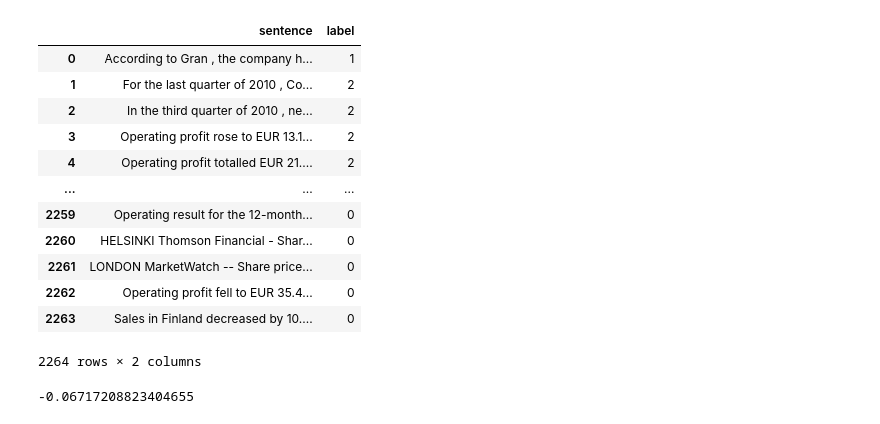
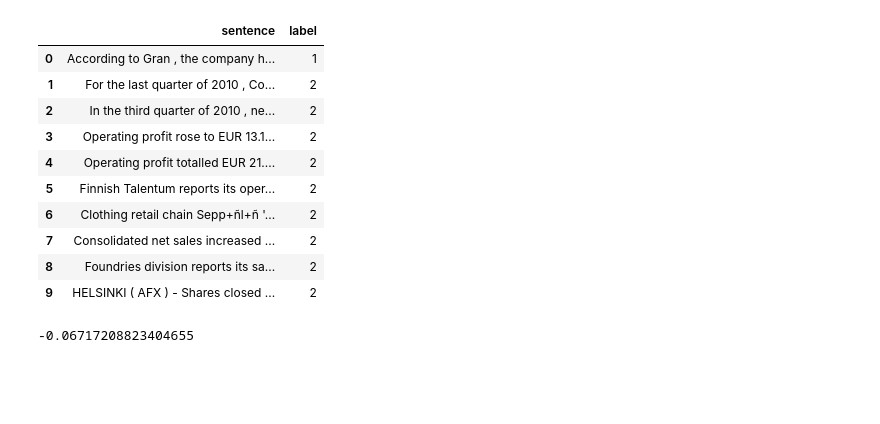
Before and after one commit to iiWhiteii/Anote-Text-Classification, a Jupyter notebook: Finance Dataset/GPT3.5_Turbo/GPT3.5_Turbo .ipynb, the cells around one changed output. Drawn from its saved outputs; the diff is of its cells as text; code cells hidden in the pictures; blank space fills up the shorter version.

```diff
--- a/Finance Dataset/GPT3.5_Turbo/GPT3.5_Turbo .ipynb
+++ b/Finance Dataset/GPT3.5_Turbo/GPT3.5_Turbo .ipynb
@@ -16,18 +15,16 @@ Using the latest cached version of the module from C:\Users\liang\.cache\hugging
 # %%
 df = pd.DataFrame(dataset['train'])
 # %%
-df
+df.head(10)
 # %% [output]
 |  | sentence | label |
 | 0 | According to Gran , the company h... | 1 |
 | 1 | For the last quarter of 2010 , Co... | 2 |
 | 2 | In the third quarter of 2010 , ne... | 2 |
 | 3 | Operating profit rose to EUR 13.1... | 2 |
 | 4 | Operating profit totalled EUR 21.... | 2 |
-| ... | ... | ... |
-| 2259 | Operating result for the 12-month... | 0 |
-| 2260 | HELSINKI Thomson Financial - Shar... | 0 |
-| 2261 | LONDON MarketWatch -- Share price... | 0 |
-| 2262 | Operating profit fell to EUR 35.4... | 0 |
-| 2263 | Sales in Finland decreased by 10.... | 0 |
+| 5 | Finnish Talentum reports its oper... | 2 |
+| 6 | Clothing retail chain Sepp+ñl+ñ '... | 2 |
+| 7 | Consolidated net sales increased ... | 2 |
+| 8 | Foundries division reports its sa... | 2 |
+| 9 | HELSINKI ( AFX ) - Shares closed ... | 2 |
-2264 rows × 2 columns
```
Also changed, not shown: parts of 21 cells of this notebook, 6 other files.
